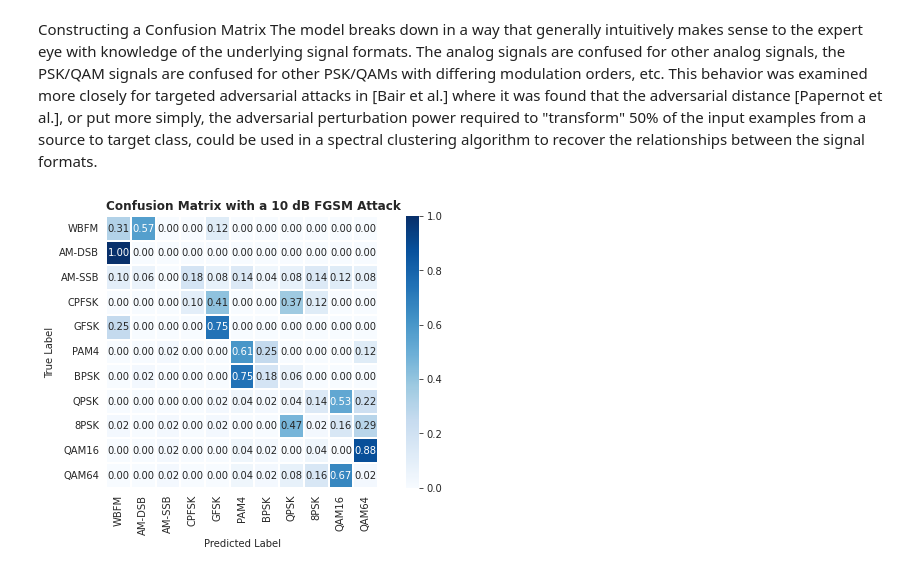
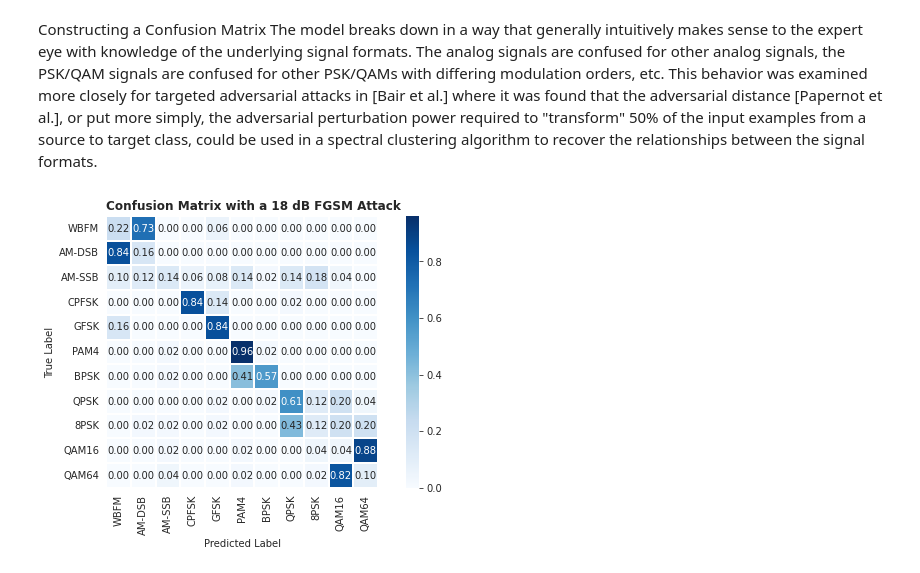
Before and after one commit to ongtiongheng/rfml, a Jupyter notebook: flower_module2_solutions_with_attack_PGP_FGSM_CNN.ipynb, the cells around one changed output. Saved outputs shown, nothing was run; the diff lists cells and outputs as text; code cells hidden in the pictures.

```diff
--- a/flower_module2_solutions_with_attack_PGP_FGSM_CNN.ipynb
+++ b/flower_module2_solutions_with_attack_PGP_FGSM_CNN.ipynb
@@ -698,32 +698,32 @@ plt.show()
 Constructing a Confusion Matrix
 The model breaks down in a way that generally intuitively makes sense to the expert eye with knowledge of the underlying signal formats. The analog signals are confused for other analog signals, the PSK/QAM signals are confused for other PSK/QAMs with differing modulation orders, etc. This behavior was examined more closely for targeted adversarial attacks in [Bair et al.] where it was found that the adversarial distance [Papernot et al.], or put more simply, the adversarial perturbation power required to "transform" 50% of the input examples from a source to target class, could be used in a spectral clustering algorithm to recover the relationships between the signal formats.
 # %%
-spr = 10  # dB
+spr = 18  # dB
 
 predictions = list()
 labels = list()
 for x, y in dl:
     # Before crafting an attack on X, ensure that it is normalized to have a
     # specified power -- RML2016.10a fluctuates a bit, especially on AM-SSB,
     # which will cause the attack intensity to be incorrect.
     x = _normalize(x)
     adv_x = fgsm(x, y, spr=spr, input_size=input_samples, sps=1, net=model)
 
     # Ensure that we've accurately represented the attack power
     _sanity_check(desired_spr=spr, adv_x=adv_x, x=x)
 
     _predictions = model.predict(adv_x)
     predictions.extend(_predictions.detach().numpy())
     labels.extend(y)
 
 cmn = _confusion_matrix(predictions=predictions, labels=labels, le=le)
 
 title = "Confusion Matrix with a {spr} dB FGSM Attack".format(spr=spr)
 fig = plot_confusion(cm=cmn, labels=le.labels, title=title)
 if fig_dir is not None:
     file_path = "{fig_dir}/fgsm_confusion_matrix.pdf"
     print("Saving Figure -> {file_path}".format(file_path=file_path))
     fig.savefig(file_path, format="pdf", transparent=True)
 plt.show()
 # %% [output]
-[figure, old version]
+[figure, new version]
```
Also changed, not shown: parts of 1 cell of this notebook.
